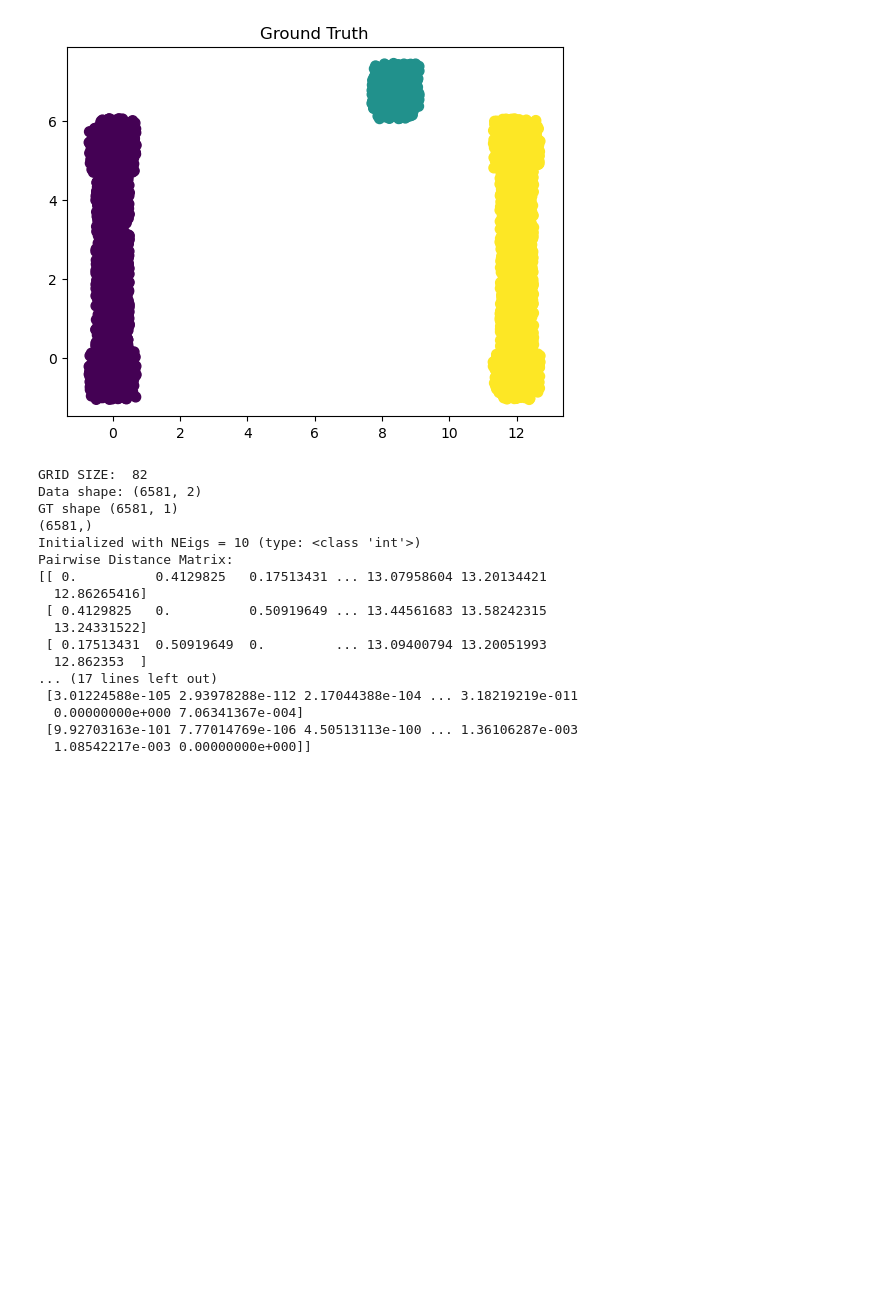
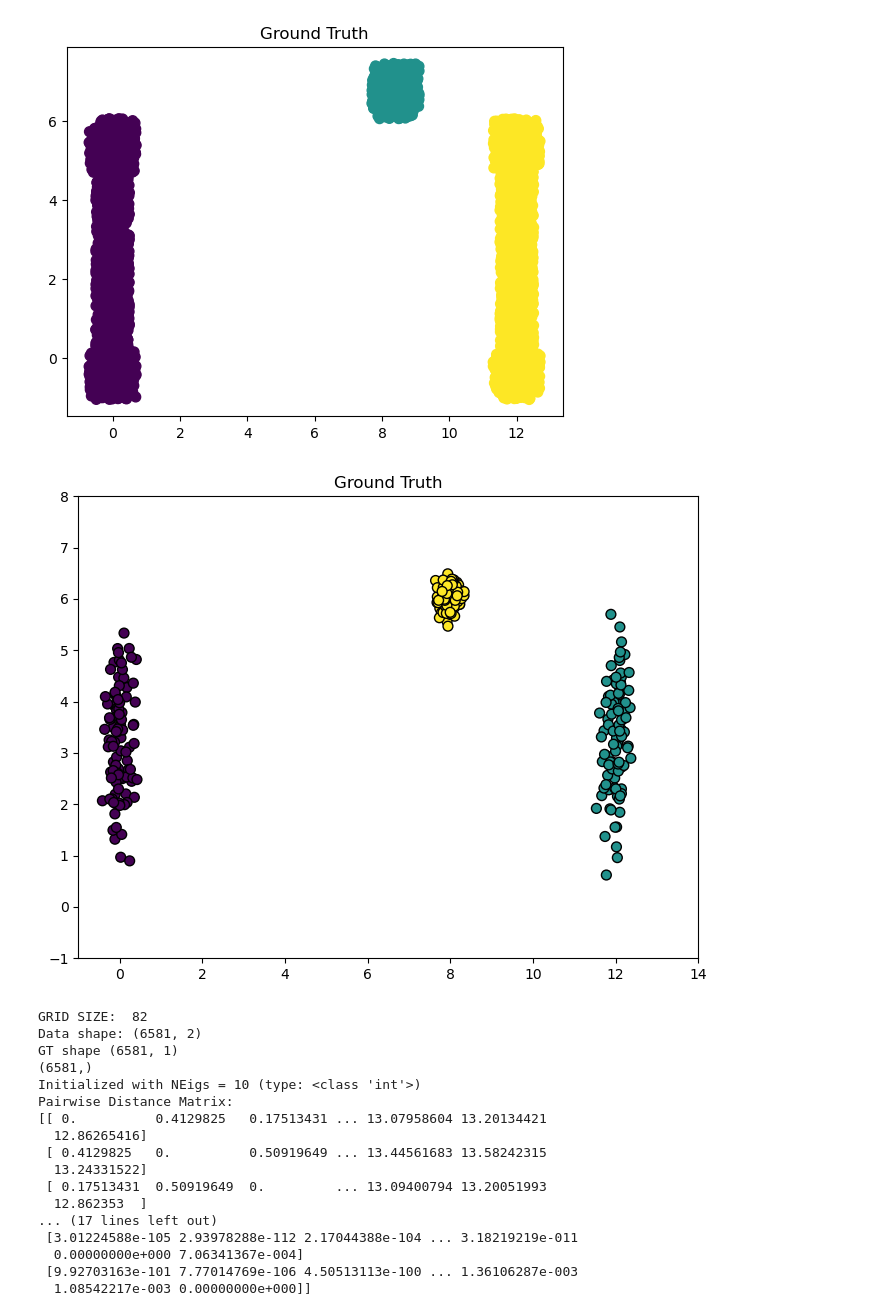
Before and after one commit to seolibek/Tufts2024, a Jupyter notebook: lund_exp.ipynb, the cells around one changed output. Drawn from its saved outputs; the diff is of its cells as text; code cells hidden in the pictures; blank space fills up the shorter version.

Commit message:
generated bottleneck datasets

```diff
--- a/lund_exp.ipynb
+++ b/lund_exp.ipynb
@@ -15,6 +15,40 @@ def plot_clusters(X, labels, title):
 plot_clusters(X, GT, "Ground Truth")
 # %% [output]
 [figure]
+# %%
+import numpy as np
+
+# Generate data for the first cluster
+# left cluster
+cluster_1_x = np.random.normal(loc=0, scale=0.2, size=100)
+cluster_1_y = np.random.normal(loc=3, scale=1.0, size=100)
+
+# center cluster
+cluster_3_x = np.random.normal(loc=8, scale=0.2, size=100)
+cluster_3_y = np.random.normal(loc=6, scale=0.2, size=100)
+
+# Generate data for the second cluster
+# right cluster
+cluster_2_x = np.random.normal(loc=12, scale=0.2, size=100)
+cluster_2_y = np.random.normal(loc=3, scale=1.0, size=100)
+
+
+# Combine all clusters
+X = np.hstack((cluster_1_x, cluster_2_x, cluster_3_x))
+Y = np.hstack((cluster_1_y, cluster_2_y, cluster_3_y))
+
+# Create labels for clusters
+labels = np.array([0] * 100 + [1] * 100 + [2] * 100)
+
+# Plot the data with clusters
+plt.figure(figsize=(8, 6))
+plt.scatter(X, Y, c=labels, cmap='viridis', s=50, edgecolor='k')
+plt.title('Ground Truth')
+plt.xlim(-1, 14)
+plt.ylim(-1, 8)
+plt.show()
+# %% [output]
+[figure, added]
 # %%
 import numpy as np
 import seaborn as sns
```
